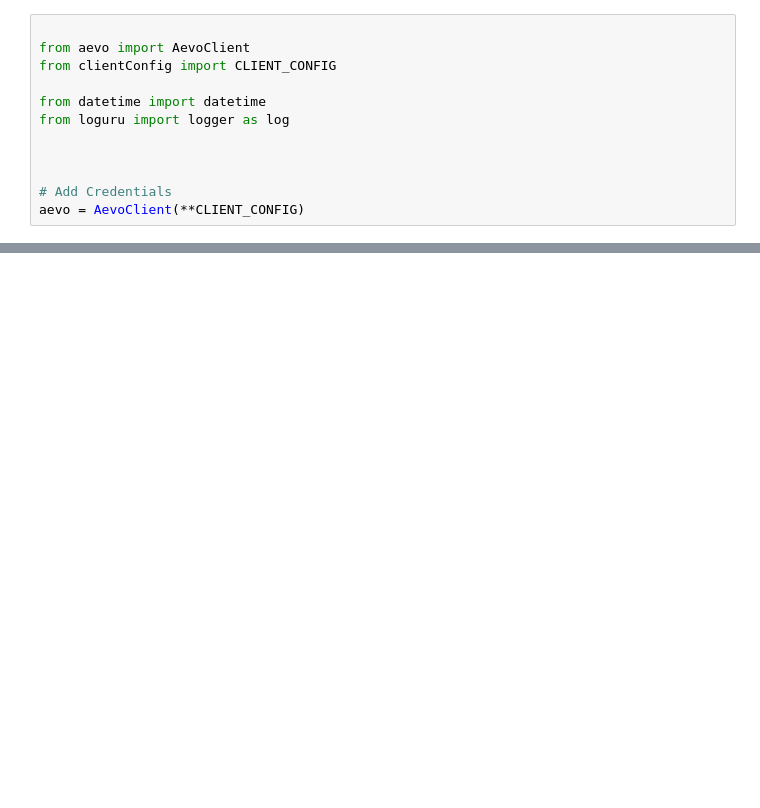
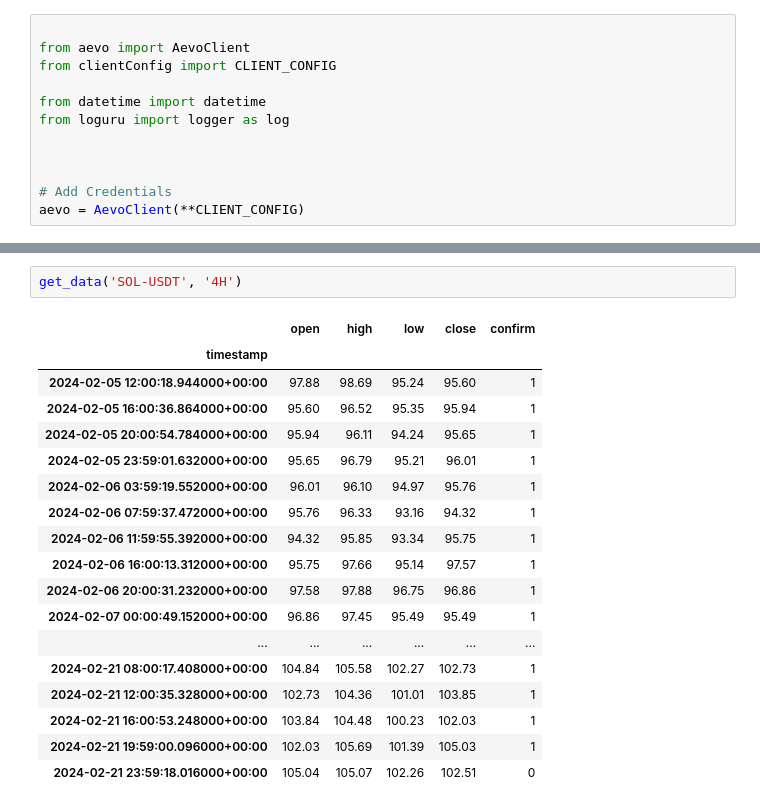
Before and after one commit to W-yk/aevo-sdk, a Jupyter notebook: test.ipynb, the cells around one changed output, grey strips where cells are left out. Cells and saved outputs as stored; diff of their text form; blank space fills up the shorter version.

```diff
--- a/test.ipynb
+++ b/test.ipynb
@@ -131 +219,22 @@ aevo.get_markets('ETH')
+# %%
+get_data('SOL-USDT', '4H')
+# %% [output]
+|  | open | high | low | close | confirm |
+| timestamp |  |  |  |  |  |
+| 2024-02-05 12:00:18.944000+00:00 | 97.88 | 98.69 | 95.24 | 95.60 | 1 |
+| 2024-02-05 16:00:36.864000+00:00 | 95.60 | 96.52 | 95.35 | 95.94 | 1 |
+| 2024-02-05 20:00:54.784000+00:00 | 95.94 | 96.11 | 94.24 | 95.65 | 1 |
+| 2024-02-05 23:59:01.632000+00:00 | 95.65 | 96.79 | 95.21 | 96.01 | 1 |
+| 2024-02-06 03:59:19.552000+00:00 | 96.01 | 96.10 | 94.97 | 95.76 | 1 |
+| 2024-02-06 07:59:37.472000+00:00 | 95.76 | 96.33 | 93.16 | 94.32 | 1 |
+| 2024-02-06 11:59:55.392000+00:00 | 94.32 | 95.85 | 93.34 | 95.75 | 1 |
+| 2024-02-06 16:00:13.312000+00:00 | 95.75 | 97.66 | 95.14 | 97.57 | 1 |
+| 2024-02-06 20:00:31.232000+00:00 | 97.58 | 97.88 | 96.75 | 96.86 | 1 |
+| 2024-02-07 00:00:49.152000+00:00 | 96.86 | 97.45 | 95.49 | 95.49 | 1 |
+| ... | ... | ... | ... | ... | ... |
+| 2024-02-21 08:00:17.408000+00:00 | 104.84 | 105.58 | 102.27 | 102.73 | 1 |
+| 2024-02-21 12:00:35.328000+00:00 | 102.73 | 104.36 | 101.01 | 103.85 | 1 |
+| 2024-02-21 16:00:53.248000+00:00 | 103.84 | 104.48 | 100.23 | 102.03 | 1 |
+| 2024-02-21 19:59:00.096000+00:00 | 102.03 | 105.69 | 101.39 | 105.03 | 1 |
+| 2024-02-21 23:59:18.016000+00:00 | 105.04 | 105.07 | 102.26 | 102.51 | 0 |
 # %%
```
Also changed, not shown: parts of 10 cells of this notebook.
